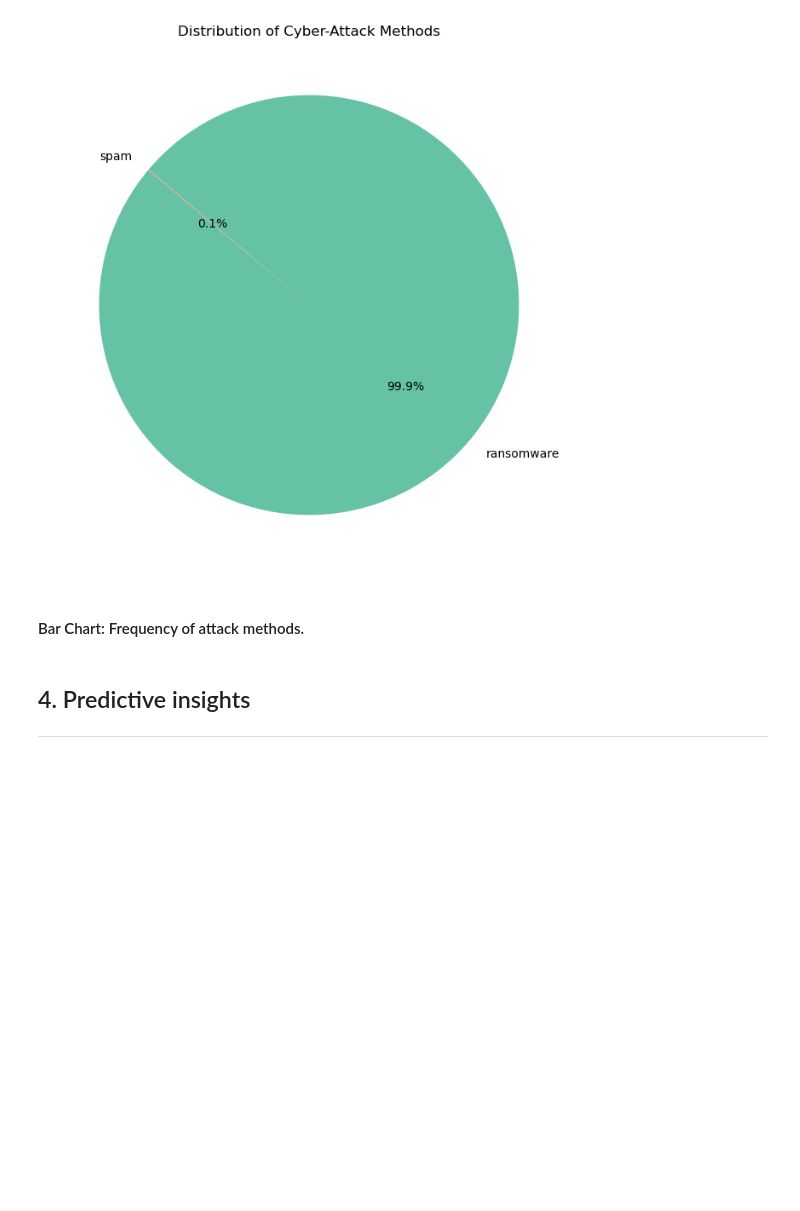
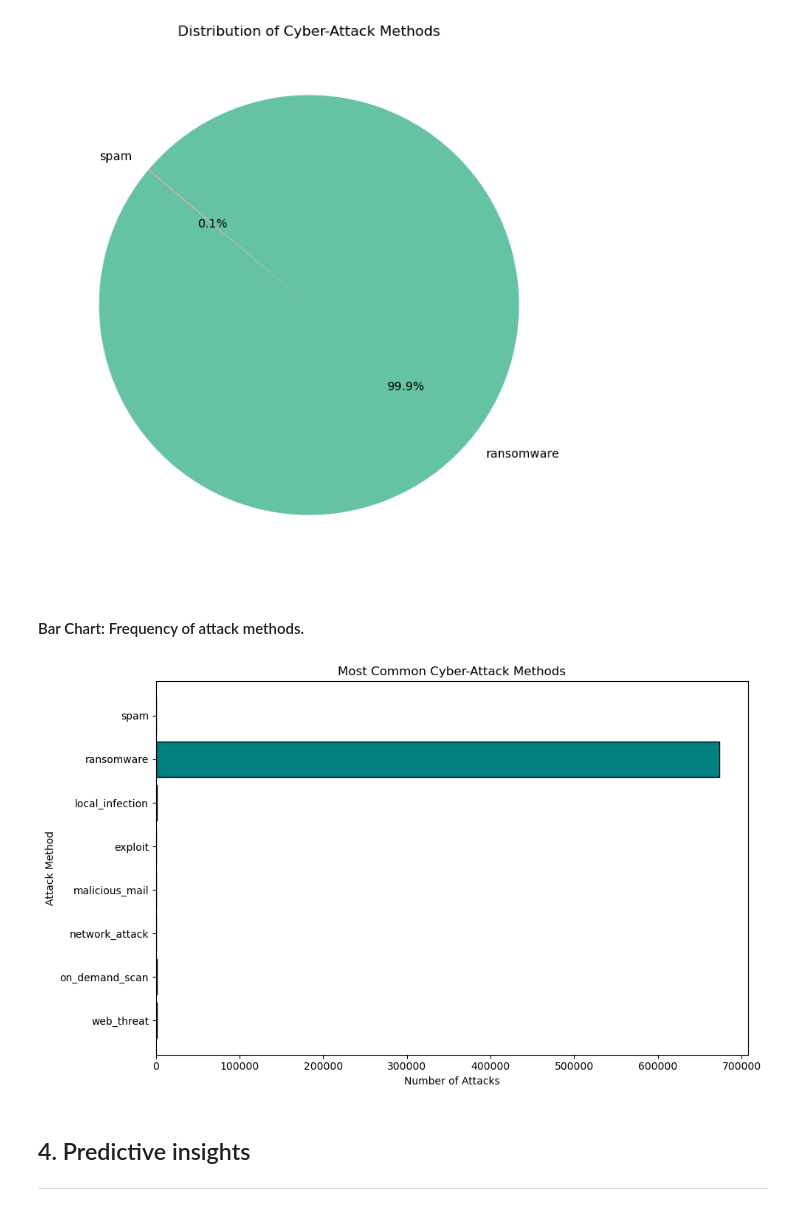
Before and after one commit to hugcamrom/PFDA-project, a Jupyter notebook: notebooks/cybercrime-visual-analysis.ipynb, the cells around one changed output. Cells and saved outputs as stored; diff of their text form; code cells hidden in the pictures; blank space fills up the shorter version.

Commit message:
3 and 4 bar charts

```diff
--- a/notebooks/cybercrime-visual-analysis.ipynb
+++ b/notebooks/cybercrime-visual-analysis.ipynb
@@ -210,6 +210,35 @@ plt.show()
 [figure]
 # %% [markdown]
 #### Bar Chart: Frequency of attack methods.
+# %%
+import matplotlib.pyplot as plt
+
+# Attack methods: Count valid attack vectors
+attack_methods = [
+    'spam', 'ransomware', 'local_infection', 'exploit',
+    'malicious_mail', 'network_attack', 'on_demand_scan', 'web_threat'
+]  # Use actual columns from the dataset
+
+# Ensure the specified columns exist in the dataset
+valid_attack_methods = [col for col in attack_methods if col in df.columns]
+
+if valid_attack_methods:
+    # Sum the values for each attack method
+    method_counts = df[valid_attack_methods].sum()
+
+    # Plotting with Matplotlib
+    plt.figure(figsize=(10, 6))
+    plt.barh(method_counts.index, method_counts.values, color='teal', edgecolor='black')
+    plt.title("Most Common Cyber-Attack Methods")
+    plt.xlabel("Number of Attacks")
+    plt.ylabel("Attack Method")
+    plt.gca().invert_yaxis()  # Reverse the order of methods for better visualization
+    plt.tight_layout()
+    plt.show()
+else:
+    print("No valid attack method columns found in the dataset.")
+# %% [output]
+[figure, added]
 # %% [markdown]
 ## 4. Predictive insights
 ***
```
Also changed, not shown: parts of 3 cells of this notebook.
